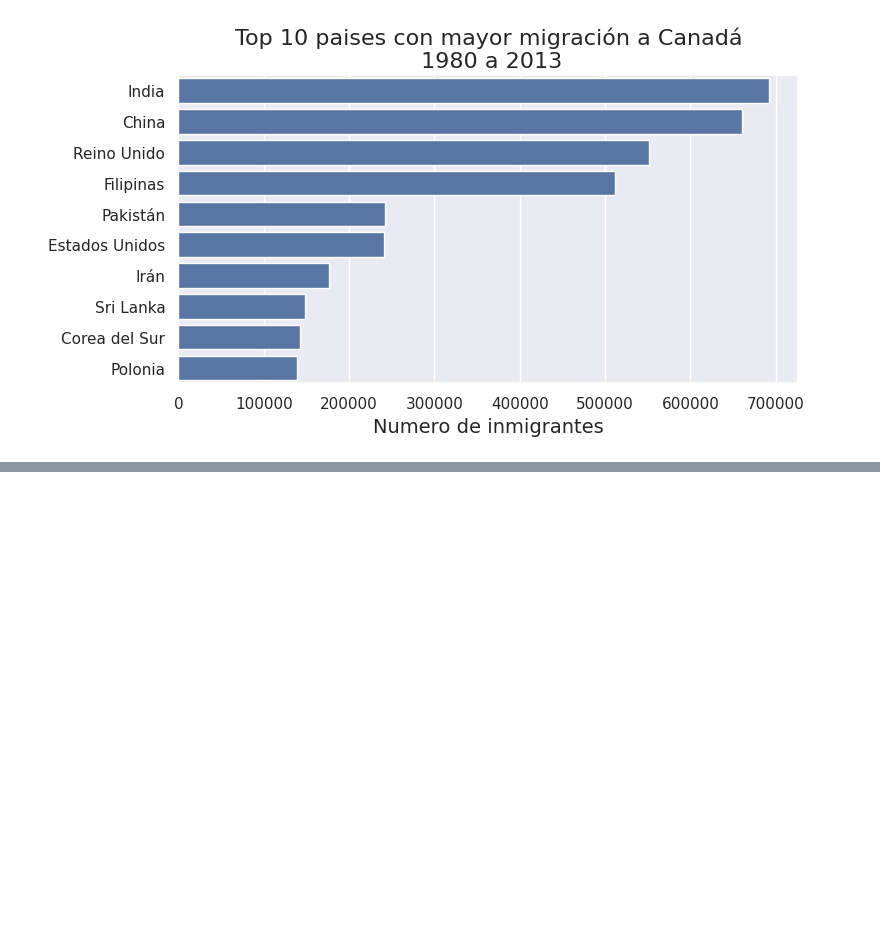
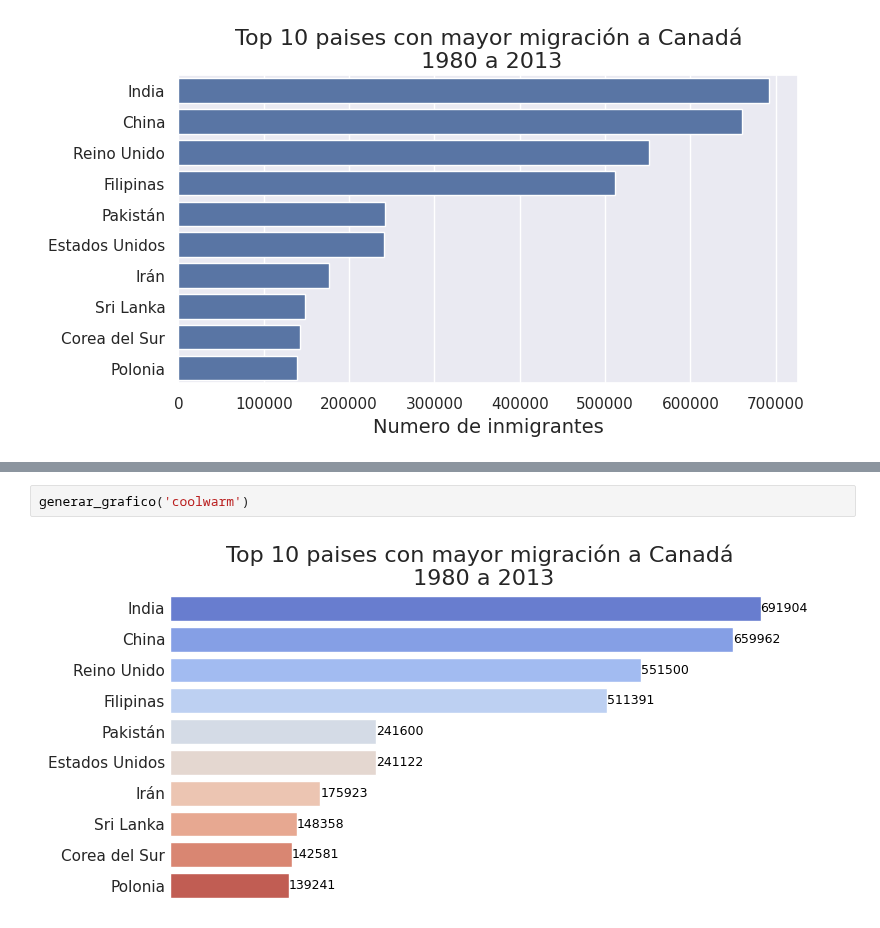
Before and after one commit to Monica-Restrepo/clases-programacion, a Jupyter notebook: Visualizacion_datos_python.ipynb, the cells around one changed output, grey strips where cells are left out. Saved outputs shown, nothing was run; the diff lists cells and outputs as text; blank space fills up the shorter version.

```diff
--- a/Visualizacion_datos_python.ipynb
+++ b/Visualizacion_datos_python.ipynb
@@ -711,0 +737,4 @@ plt.show()
+# %%
+generar_grafico('coolwarm')
+# %% [output]
+[figure, added]
```
Also changed, not shown: parts of 12 cells of this notebook.
